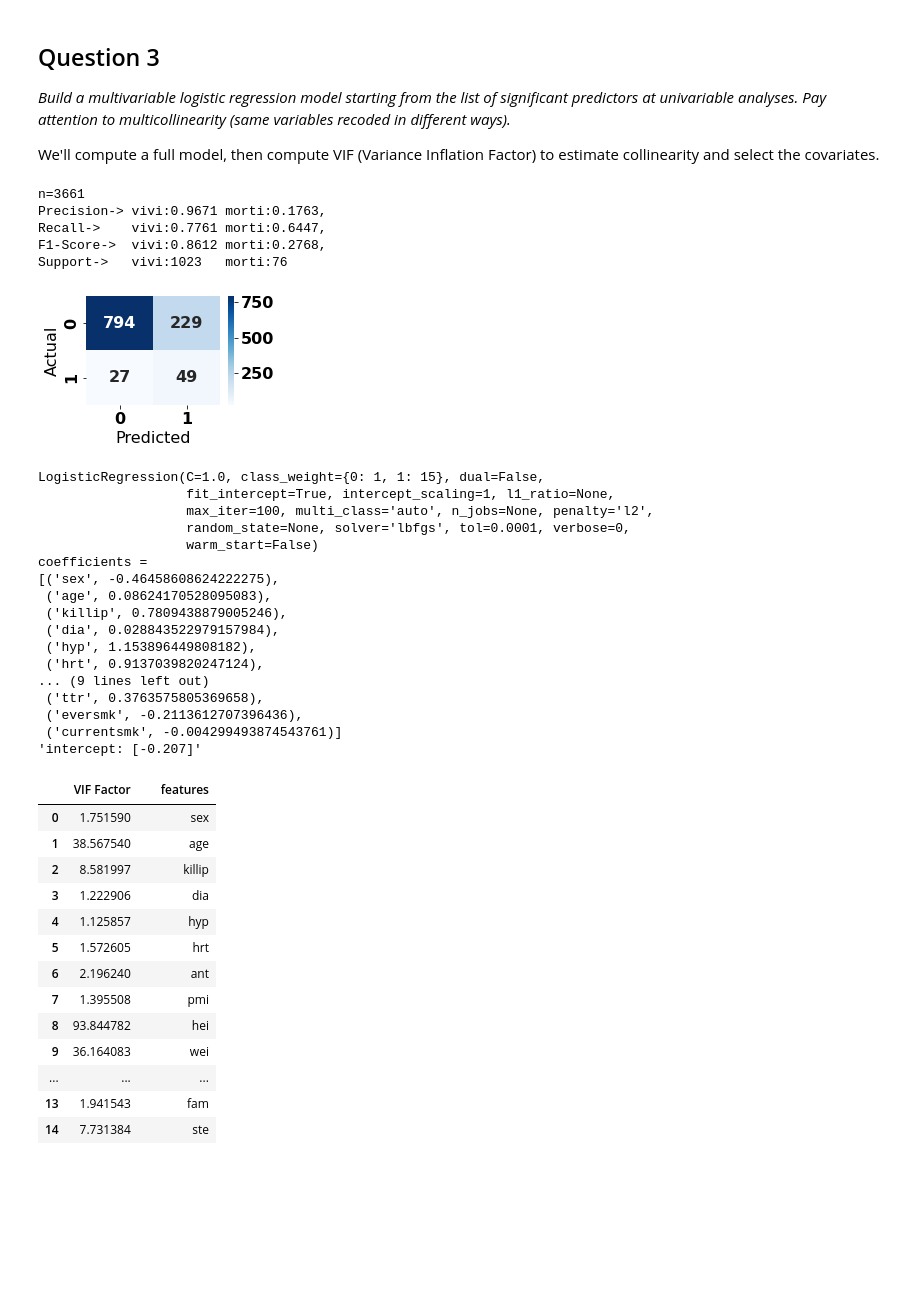
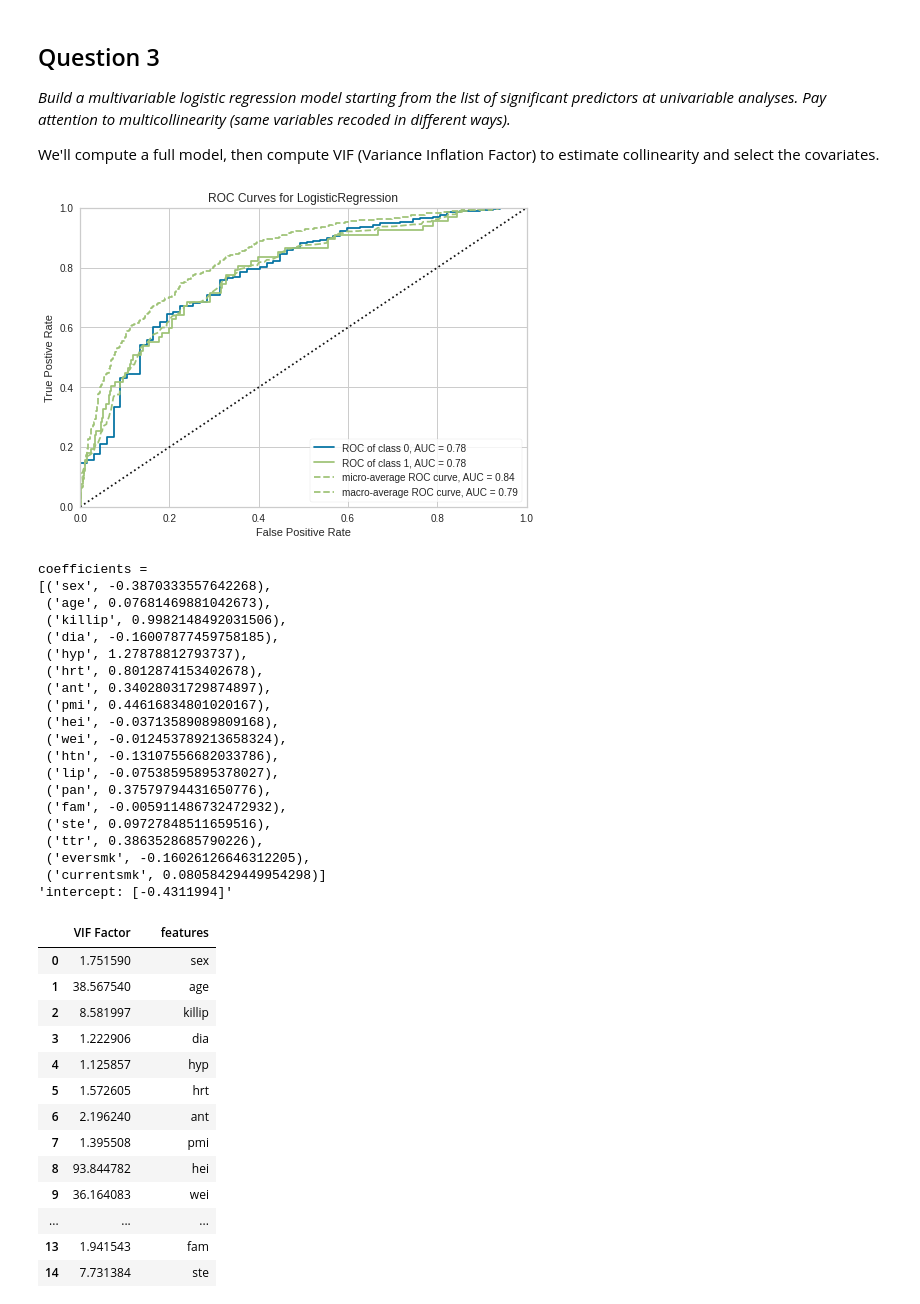
Before and after one commit to andrealorenzon/health_data_analytics, a Jupyter notebook: GUSTO/GUSTO.ipynb, the cells around one changed output. Drawn from its saved outputs; the diff is of its cells as text; code cells hidden in the pictures; blank space fills up the shorter version.

```diff
--- a/GUSTO/GUSTO.ipynb
+++ b/GUSTO/GUSTO.ipynb
@@ -399,40 +272,40 @@ intercept: [-0.20717903]
 *Build  a multivariable  logistic  regression model  starting from the list of significant predictors at univariable analyses. Pay attention to multicollinearity (same variables recoded in different ways).*
 
 We'll compute a full model, then compute VIF  (Variance Inflation Factor) to estimate collinearity and select the covariates.
-# %%
-# full model
-covar = ['sex', 'age', 'killip', 'dia', 'hyp', 'hrt', 'ant', 'pmi',
-       'hei', 'wei', 'htn',  'lip', 'pan', 'fam', 'ste', 'ttr','eversmk','currentsmk']
-
-fullModel, X1, y1 = LR(covar)
-print(fullModel)
-
-print("coefficients =")
-pprint(list(zip(covar,fullModel.coef_.tolist()[0])))
-pprint("intercept: {}".format(fullModel.intercept_))
-# %% [output]
-n=3661
-Precision-> vivi:0.9671 morti:0.1763,
-Recall->    vivi:0.7761 morti:0.6447,
-F1-Score->  vivi:0.8612 morti:0.2768,
-Support->   vivi:1023   morti:76
-[figure, removed]
-LogisticRegression(C=1.0, class_weight={0: 1, 1: 15}, dual=False,
-                   fit_intercept=True, intercept_scaling=1, l1_ratio=None,
-                   max_iter=100, multi_class='auto', n_jobs=None, penalty='l2',
-                   random_state=None, solver='lbfgs', tol=0.0001, verbose=0,
-                   warm_start=False)
-coefficients =
-[('sex', -0.46458608624222275),
- ('age', 0.08624170528095083),
- ('killip', 0.7809438879005246),
- ('dia', 0.028843522979157984),
- ('hyp', 1.153896449808182),
- ('hrt', 0.9137039820247124),
-... (9 lines left out)
- ('ttr', 0.3763575805369658),
- ('eversmk', -0.2113612707396436),
- ('currentsmk', -0.004299493874543761)]
-'intercept: [-0.207]'
+# %%
+
+x_train, x_test, y_train, y_test = train_test_split(df[df.columns[1:]], df['day30'])
+weight = 15
+fullModel = LogisticRegression(solver='lbfgs', class_weight={0:1,1:weight})
+fullModel.fit(x_train, y_train)
+rocauc = ROCAUC(fullModel)
+rocauc.score(x_test, y_test)
+r = rocauc.poof()
+
+print("coefficients =")
+pprint(list(zip(df.columns[1:],fullModel.coef_.tolist()[0])))
+pprint("intercept: {}".format(fullModel.intercept_))
+# %% [output]
+[figure, added]
+coefficients =
+[('sex', -0.3870333557642268),
+ ('age', 0.07681469881042673),
+ ('killip', 0.9982148492031506),
+ ('dia', -0.16007877459758185),
+ ('hyp', 1.27878812793737),
+ ('hrt', 0.8012874153402678),
+ ('ant', 0.34028031729874897),
+ ('pmi', 0.44616834801020167),
+ ('hei', -0.03713589089809168),
+ ('wei', -0.012453789213658324),
+ ('htn', -0.13107556682033786),
+ ('lip', -0.07538595895378027),
+ ('pan', 0.37579794431650776),
+ ('fam', -0.005911486732472932),
+ ('ste', 0.09727848511659516),
+ ('ttr', 0.3863528685790226),
+ ('eversmk', -0.16026126646312205),
+ ('currentsmk', 0.08058429449954298)]
+'intercept: [-0.4311994]'
 # %%
 vif = pd.DataFrame()
```
Also changed, not shown: parts of 19 cells of this notebook.
